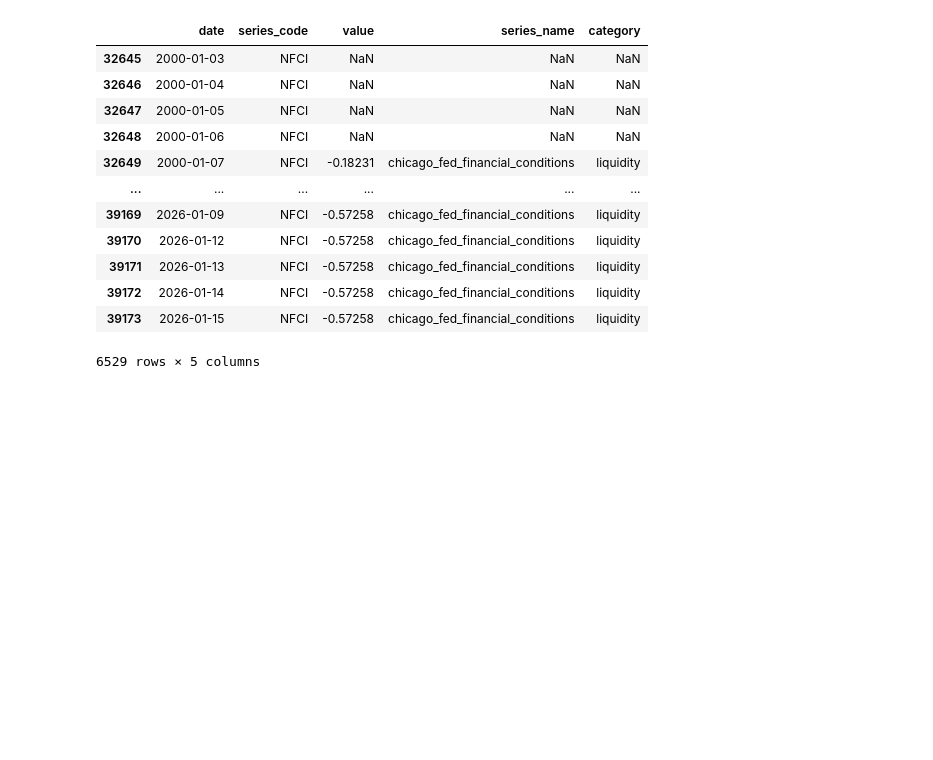
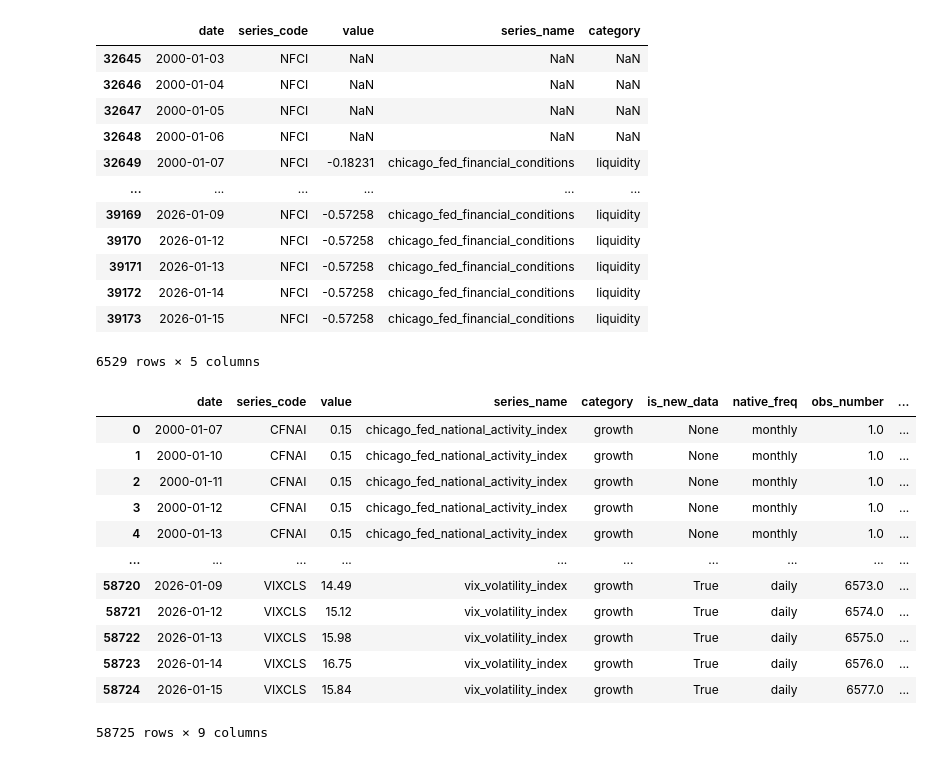
Before and after one commit to amitchell-thomson/regime-conditioned-equity-ml, a Jupyter notebook: notebooks/01_data_exploration.ipynb, the cells around one changed output. Saved outputs shown, nothing was run; the diff lists cells and outputs as text; code cells hidden in the pictures; blank space fills up the shorter version.

```diff
--- a/notebooks/01_data_exploration.ipynb
+++ b/notebooks/01_data_exploration.ipynb
@@ -154,3 +172,20 @@ df_aligned[df_aligned["series_code"] == "NFCI"]
 | 39172 | 2026-01-14 | NFCI | -0.57258 | chicago_fed_financial_conditions | liquidity |
 | 39173 | 2026-01-15 | NFCI | -0.57258 | chicago_fed_financial_conditions | liquidity |
 6529 rows × 5 columns
+# %%
+df = load_dataframe(macro_cfg["processed_path"])
+df
+# %% [output]
+|  | date | series_code | value | series_name | category | is_new_data | native_freq | obs_number | ... |
+| 0 | 2000-01-07 | CFNAI | 0.15 | chicago_fed_national_activity_index | growth | None | monthly | 1.0 | ... |
+| 1 | 2000-01-10 | CFNAI | 0.15 | chicago_fed_national_activity_index | growth | None | monthly | 1.0 | ... |
+| 2 | 2000-01-11 | CFNAI | 0.15 | chicago_fed_national_activity_index | growth | None | monthly | 1.0 | ... |
+| 3 | 2000-01-12 | CFNAI | 0.15 | chicago_fed_national_activity_index | growth | None | monthly | 1.0 | ... |
+| 4 | 2000-01-13 | CFNAI | 0.15 | chicago_fed_national_activity_index | growth | None | monthly | 1.0 | ... |
+| ... | ... | ... | ... | ... | ... | ... | ... | ... | ... |
+| 58720 | 2026-01-09 | VIXCLS | 14.49 | vix_volatility_index | growth | True | daily | 6573.0 | ... |
+| 58721 | 2026-01-12 | VIXCLS | 15.12 | vix_volatility_index | growth | True | daily | 6574.0 | ... |
+| 58722 | 2026-01-13 | VIXCLS | 15.98 | vix_volatility_index | growth | True | daily | 6575.0 | ... |
+| 58723 | 2026-01-14 | VIXCLS | 16.75 | vix_volatility_index | growth | True | daily | 6576.0 | ... |
+| 58724 | 2026-01-15 | VIXCLS | 15.84 | vix_volatility_index | growth | True | daily | 6577.0 | ... |
+58725 rows × 9 columns
```
Also changed, not shown: parts of 3 cells of this notebook, 7 other files.
